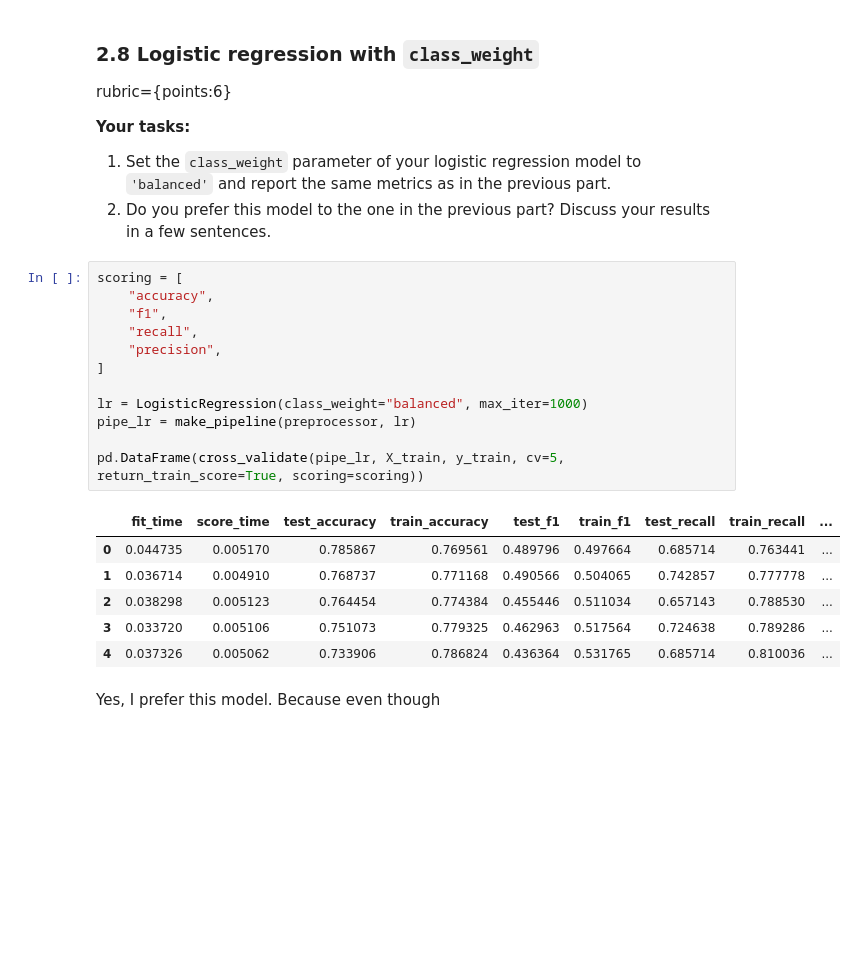
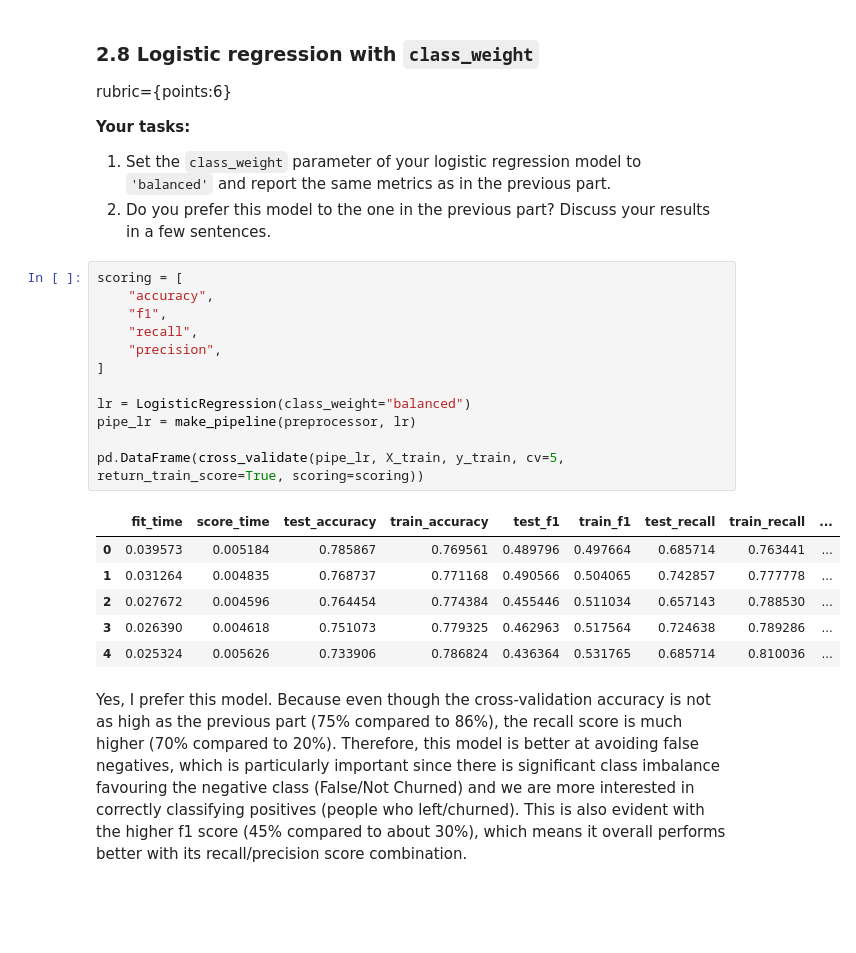
Before and after one commit to SilentM/cpsc330-2021W2, a Jupyter notebook: hw/hw5/hw5.ipynb, the cells around one changed output. Saved outputs shown, nothing was run; the diff lists cells and outputs as text; blank space fills up the shorter version.

```diff
--- a/hw/hw5/hw5.ipynb
+++ b/hw/hw5/hw5.ipynb
@@ -485,24 +496,24 @@ rubric={points:6}
 # %%
 scoring = [
     "accuracy",
     "f1",
     "recall",
     "precision",
 ]
 
-lr = LogisticRegression(class_weight="balanced", max_iter=1000)
+lr = LogisticRegression(class_weight="balanced")
 pipe_lr = make_pipeline(preprocessor, lr)
 
 pd.DataFrame(cross_validate(pipe_lr, X_train, y_train, cv=5, return_train_score=True, scoring=scoring))
 # %% [output]
 |  | fit_time | score_time | test_accuracy | train_accuracy | test_f1 | train_f1 | test_recall | train_recall | ... |
-| 0 | 0.044735 | 0.005170 | 0.785867 | 0.769561 | 0.489796 | 0.497664 | 0.685714 | 0.763441 | ... |
-| 1 | 0.036714 | 0.004910 | 0.768737 | 0.771168 | 0.490566 | 0.504065 | 0.742857 | 0.777778 | ... |
-| 2 | 0.038298 | 0.005123 | 0.764454 | 0.774384 | 0.455446 | 0.511034 | 0.657143 | 0.788530 | ... |
-| 3 | 0.033720 | 0.005106 | 0.751073 | 0.779325 | 0.462963 | 0.517564 | 0.724638 | 0.789286 | ... |
-| 4 | 0.037326 | 0.005062 | 0.733906 | 0.786824 | 0.436364 | 0.531765 | 0.685714 | 0.810036 | ... |
+| 0 | 0.039573 | 0.005184 | 0.785867 | 0.769561 | 0.489796 | 0.497664 | 0.685714 | 0.763441 | ... |
+| 1 | 0.031264 | 0.004835 | 0.768737 | 0.771168 | 0.490566 | 0.504065 | 0.742857 | 0.777778 | ... |
+| 2 | 0.027672 | 0.004596 | 0.764454 | 0.774384 | 0.455446 | 0.511034 | 0.657143 | 0.788530 | ... |
+| 3 | 0.026390 | 0.004618 | 0.751073 | 0.779325 | 0.462963 | 0.517564 | 0.724638 | 0.789286 | ... |
+| 4 | 0.025324 | 0.005626 | 0.733906 | 0.786824 | 0.436364 | 0.531765 | 0.685714 | 0.810036 | ... |
-# %% [markdown]
-Yes, I prefer this model. Because even though
+# %% [markdown]
+Yes, I prefer this model. Because even though the cross-validation accuracy is not as high as the previous part (75% compared to 86%), the recall score is much higher (70% compared to 20%). Therefore, this model is better at avoiding false negatives, which is particularly important since there is significant class imbalance favouring the negative class (False/Not Churned) and we are more interested in correctly classifying positives (people who left/churned). This is also evident with the higher f1 score (45% compared to about 30%), which means it overall performs better with its recall/precision score combination.
 # %% [markdown]
 <br><br>
 # %% [markdown]
```
Also changed, not shown: parts of 24 cells of this notebook.
